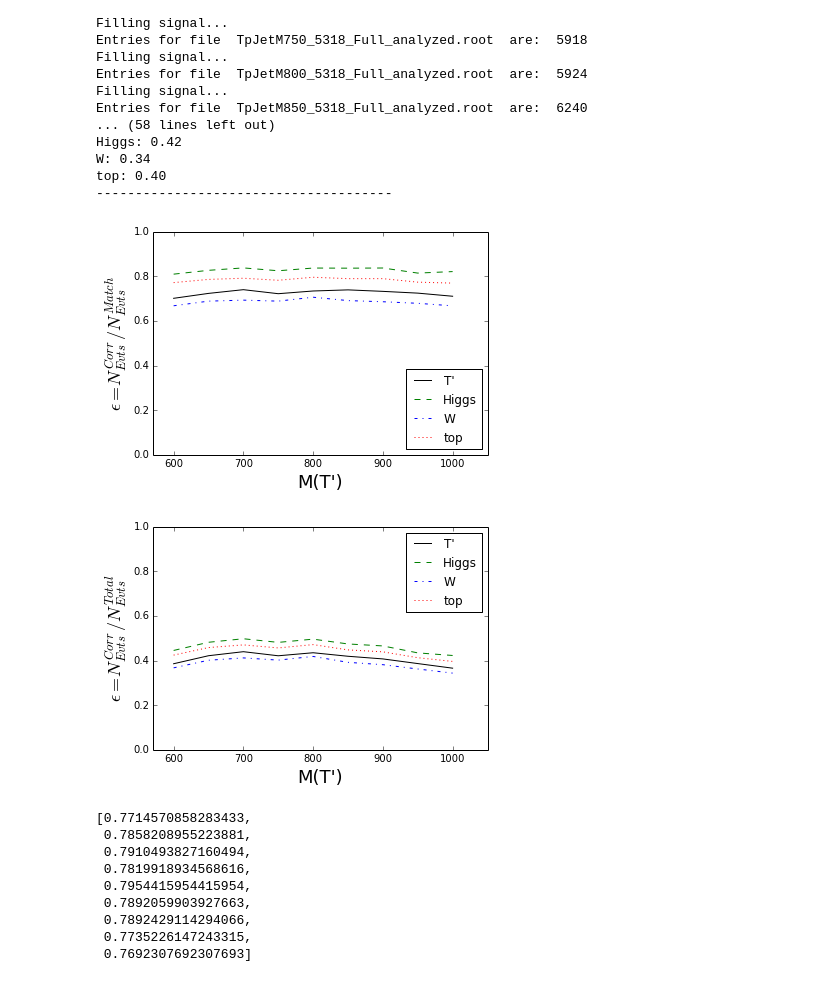
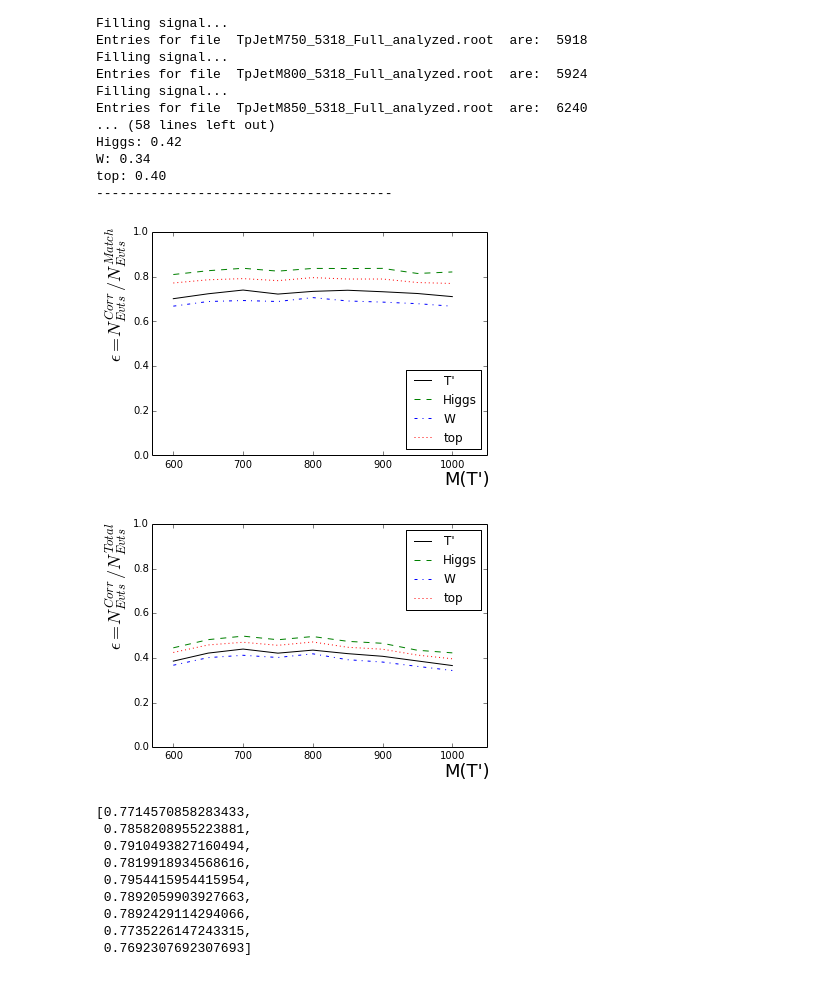
Before and after one commit to jotadram6/stp-ipy-note, a Jupyter notebook: Matching_Efficiencies.ipynb, the cells around one changed output. Drawn from its saved outputs; the diff is of its cells as text; code cells hidden in the pictures.

```diff
--- a/Matching_Efficiencies.ipynb
+++ b/Matching_Efficiencies.ipynb
@@ -142,35 +142,39 @@ Masses=[600,650,700,750,800,850,900,950,1000]
 #Exclusive efficiency
 fig, ax = plt.subplots()
 ax.plot(Masses, ExclEff[0::4], 'k', markersize=10.0, label=Titles[0], linestyle="-")
 ax.plot(Masses, ExclEff[1::4], 'g', markersize=10.0, label=Titles[1], linestyle="--")
 ax.plot(Masses, ExclEff[2::4], 'b', markersize=10.0, label=Titles[2], linestyle="-.")
 ax.plot(Masses, ExclEff[3::4], 'r', markersize=10.0, label=Titles[3], linestyle=":")
 ax.set_xlabel("M(T')")
 ax.set_ylabel("$\epsilon=N^{Corr}_{Evts}/N^{Match}_{Evts}$")
 ax.xaxis.label.set_fontsize(18)
 ax.yaxis.label.set_fontsize(18)
+ax.xaxis.set_label_coords(0.94, -0.07)
+ax.yaxis.set_label_coords(-0.07, 0.72)
 ax.set_xlim(left=Masses[0]*0.95,right=Masses[-1]*1.05)
 ax.set_ylim(bottom=0.0,top=1.0)
 plt.legend(loc='lower right')
 fig.savefig("Exclusive_Efficiency.pdf")
 
 #Inclusive efficiency
 fig, ax = plt.subplots()
 ax.plot(Masses, InclEff[0::4], 'k', markersize=10.0, label=Titles[0], linestyle="-")
 ax.plot(Masses, InclEff[1::4], 'g', markersize=10.0, label=Titles[1], linestyle="--")
 ax.plot(Masses, InclEff[2::4], 'b', markersize=10.0, label=Titles[2], linestyle="-.")
 ax.plot(Masses, InclEff[3::4], 'r', markersize=10.0, label=Titles[3], linestyle=":")
 ax.set_xlabel("M(T')")
 ax.set_ylabel("$\epsilon=N^{Corr}_{Evts}/N^{Total}_{Evts}$")
 ax.xaxis.label.set_fontsize(18)
 ax.yaxis.label.set_fontsize(18)
+ax.xaxis.set_label_coords(0.94, -0.07)
+ax.yaxis.set_label_coords(-0.07, 0.72)
 ax.set_xlim(left=Masses[0]*0.95,right=Masses[-1]*1.05)
 ax.set_ylim(bottom=0.0,top=1.0)
 plt.legend(loc='upper right')
 fig.savefig("Inclusive_Efficiency.pdf")
 # %% [output]
-[figure, old version]
+[figure, new version]
-[figure, old version]
+[figure, new version]
 # %%
 ExclEff[3::4]
 # %% [output]
```
Also changed, not shown: 2 other files.
